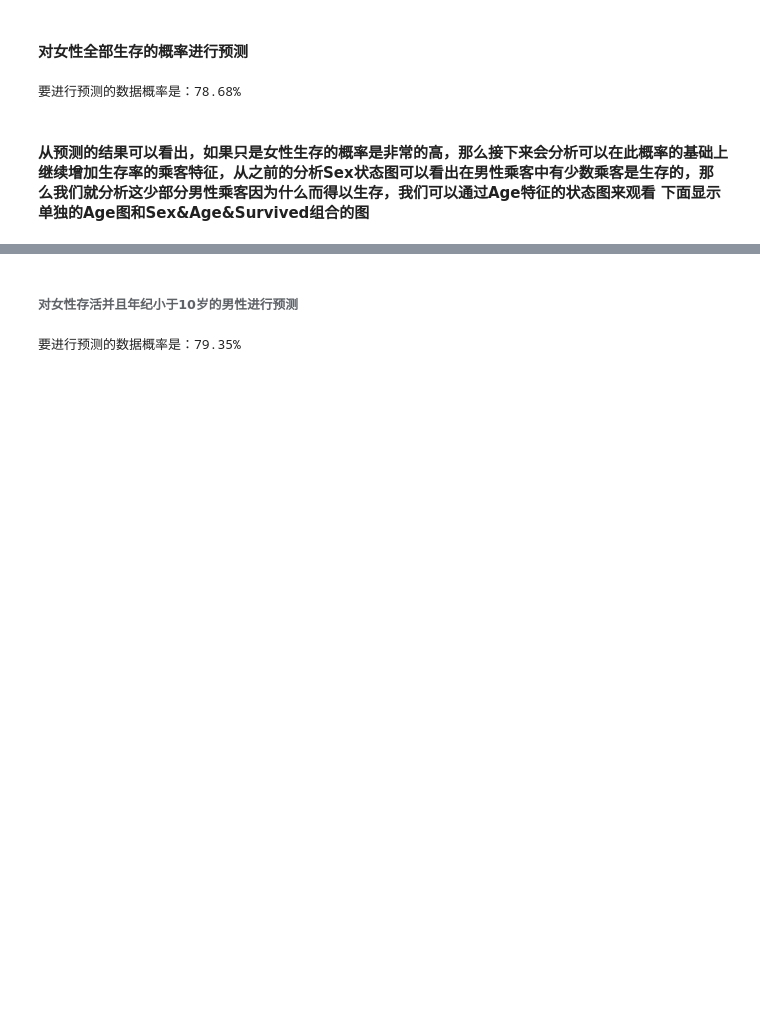
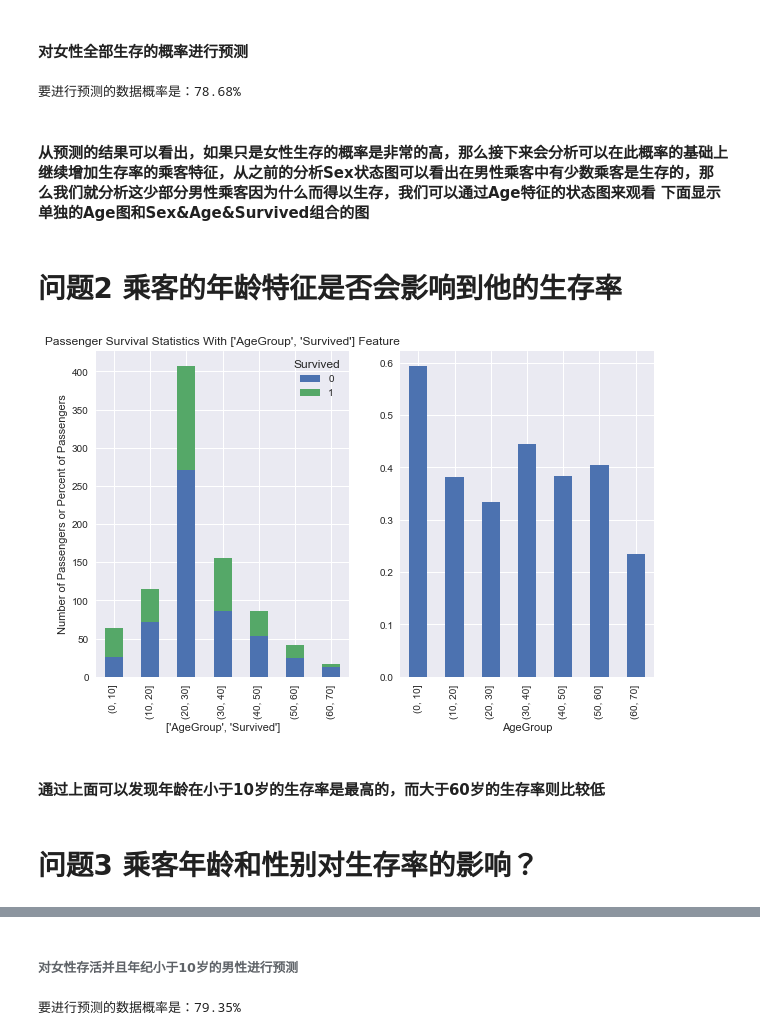
Before and after one commit to 1265040745/MyRepository, a Jupyter notebook: 数据分析/TaiTanData.ipynb, the cells around one changed output, grey strips where cells are left out. Drawn from its saved outputs; the diff is of its cells as text; code cells hidden in the pictures; blank space fills up the shorter version.

```diff
--- a/数据分析/TaiTanData.ipynb
+++ b/数据分析/TaiTanData.ipynb
@@ -242,6 +273,16 @@ print survival_rate(survived_data,survival_with_female)
 要进行预测的数据概率是：78.68%
 # %% [markdown]
 #### 从预测的结果可以看出，如果只是女性生存的概率是非常的高，那么接下来会分析可以在此概率的基础上继续增加生存率的乘客特征，从之前的分析Sex状态图可以看出在男性乘客中有少数乘客是生存的，那么我们就分析这少部分男性乘客因为什么而得以生存，我们可以通过Age特征的状态图来观看 下面显示单独的Age图和Sex&Age&Survived组合的图
+# %% [markdown]
+# 问题2 乘客的年龄特征是否会影响到他的生存率
+# %%
+survival_stats(full_data, k = "bar",key = ["AgeGroup","Survived"],get_value = "PassengerId")
+# %% [output]
+[figure, added]
+# %% [markdown]
+#### 通过上面可以发现年龄在小于10岁的生存率是最高的，而大于60岁的生存率则比较低
+# %% [markdown]
+# 问题3 乘客年龄和性别对生存率的影响？
 # %%
 survival_stats(full_data, k = "bar",key = ["AgeGroup","Sex"])
 # %% [output]
```
Also changed, not shown: parts of 26 cells of this notebook.
